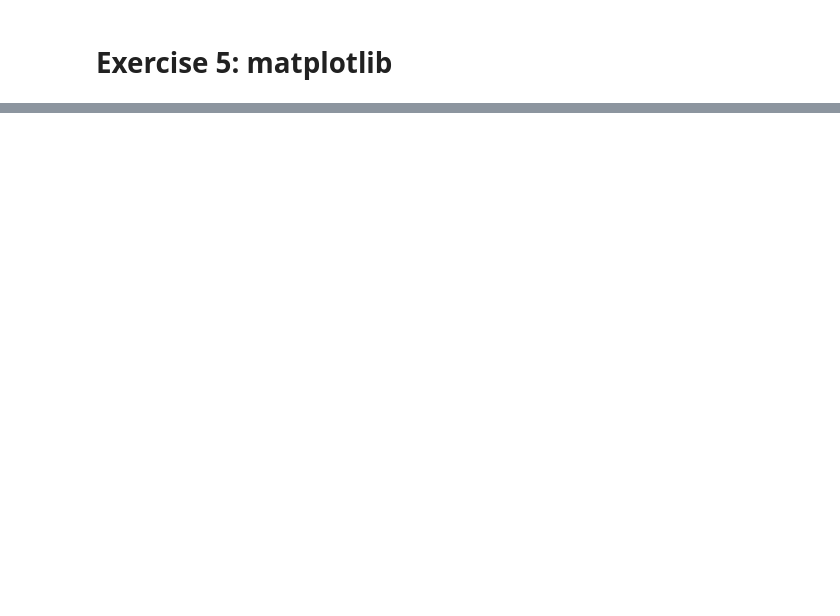
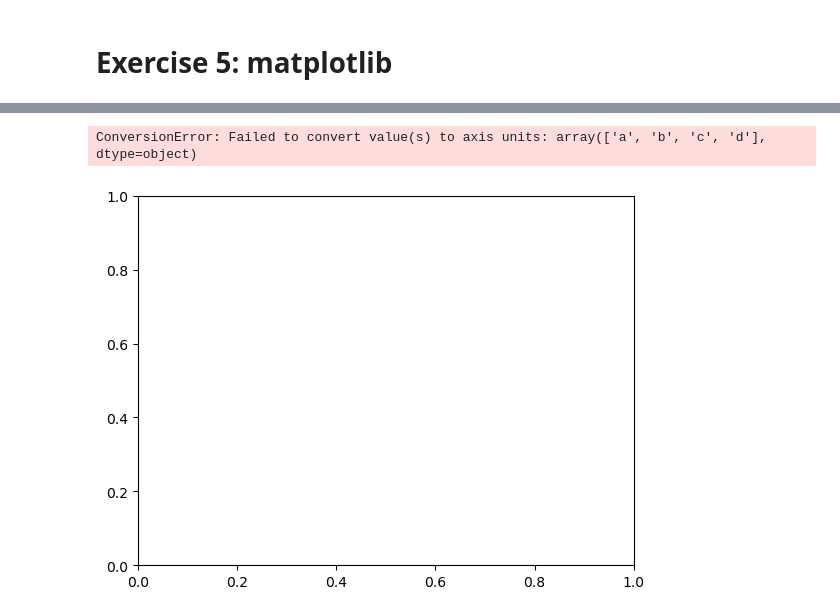
Before and after one commit to ncasuk/ncas-isc, a Jupyter notebook: python-data/solutions/ex05_matplotlib.ipynb, the cells around one changed output, grey strips where cells are left out. Drawn from its saved outputs; the diff is of its cells as text; code cells hidden in the pictures; blank space fills up the shorter version.

```diff
--- a/python-data/solutions/ex05_matplotlib.ipynb
+++ b/python-data/solutions/ex05_matplotlib.ipynb
@@ -8,0 +51,15 @@
+# %%
+import pandas as pd
+import matplotlib.pyplot as plt
+
+df = pd.DataFrame({
+    'A': [1, 2, 3, 4],
+    'B': [5, 6, 7, 8],
+    'C': ['a', 'b', 'c', 'd']
+})
+fig, ax = plt.subplots()
+plt.plot(df)
+plt.show()
+# %% [output]
+ConversionError: Failed to convert value(s) to axis units: array(['a', 'b', 'c', 'd'], dtype=object)
+[figure, added]
```
Also changed, not shown: parts of 48 cells of this notebook.
